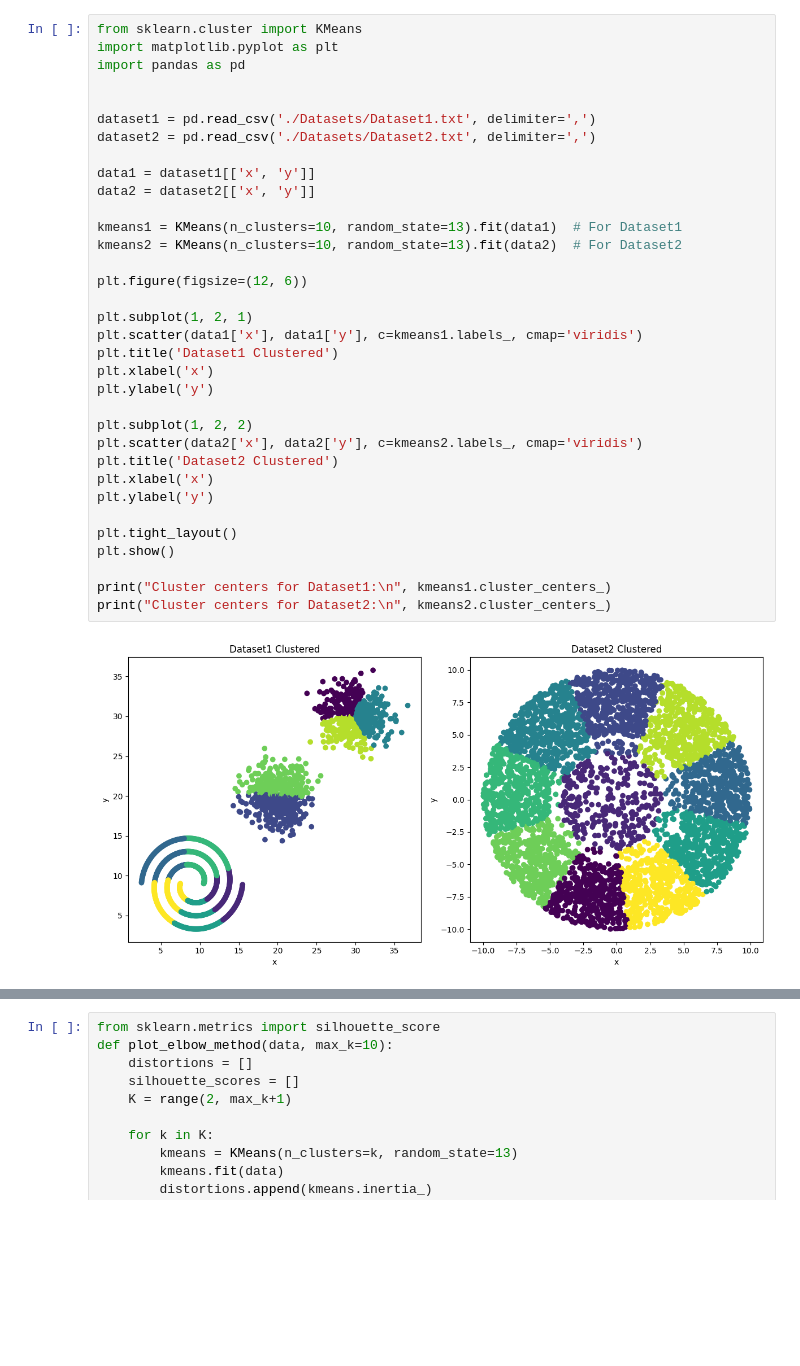
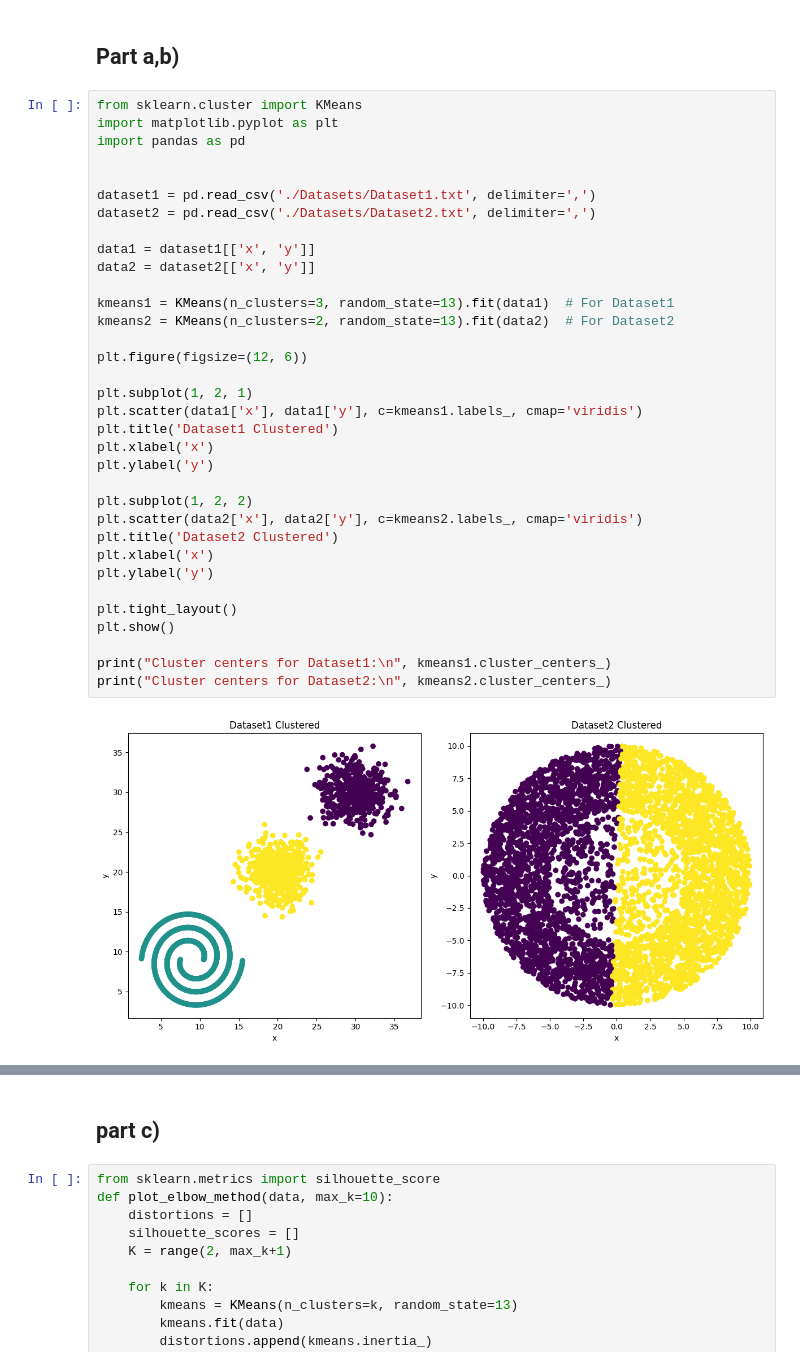
Before and after one commit to Ali-J-Fesharaki/Applied_ML_Course, a Jupyter notebook: ML-HW05/p5.ipynb, the cells around one changed output, grey strips where cells are left out. Saved outputs shown, nothing was run; the diff lists cells and outputs as text; blank space fills up the shorter version.

```diff
--- a/ML-HW05/p5.ipynb
+++ b/ML-HW05/p5.ipynb
@@ -1,37 +1,39 @@
+# %% [markdown]
+## Part a,b)
 # %%
 from sklearn.cluster import KMeans
 import matplotlib.pyplot as plt
 import pandas as pd
 
 
 dataset1 = pd.read_csv('./Datasets/Dataset1.txt', delimiter=',')
 dataset2 = pd.read_csv('./Datasets/Dataset2.txt', delimiter=',')
 
 data1 = dataset1[['x', 'y']]
 data2 = dataset2[['x', 'y']]
 
-kmeans1 = KMeans(n_clusters=10, random_state=13).fit(data1)  # For Dataset1
-kmeans2 = KMeans(n_clusters=10, random_state=13).fit(data2)  # For Dataset2
+kmeans1 = KMeans(n_clusters=3, random_state=13).fit(data1)  # For Dataset1
+kmeans2 = KMeans(n_clusters=2, random_state=13).fit(data2)  # For Dataset2
 
 plt.figure(figsize=(12, 6))
 
 plt.subplot(1, 2, 1)
 plt.scatter(data1['x'], data1['y'], c=kmeans1.labels_, cmap='viridis')
 plt.title('Dataset1 Clustered')
 plt.xlabel('x')
 plt.ylabel('y')
 
 plt.subplot(1, 2, 2)
 plt.scatter(data2['x'], data2['y'], c=kmeans2.labels_, cmap='viridis')
 plt.title('Dataset2 Clustered')
 plt.xlabel('x')
 plt.ylabel('y')
 
 plt.tight_layout()
 plt.show()
 
 print("Cluster centers for Dataset1:\n", kmeans1.cluster_centers_)
 print("Cluster centers for Dataset2:\n", kmeans2.cluster_centers_)
 # %% [output]
-[figure, old version]
+[figure, new version]
 Cluster centers for Dataset1:
@@ -54,3 +46,5 @@ Cluster centers for Dataset2:
+# %% [markdown]
+## part c)
 # %%
 from sklearn.metrics import silhouette_score
 def plot_elbow_method(data, max_k=10):
```
Also changed, not shown: parts of 7 cells of this notebook, 7 other files.
